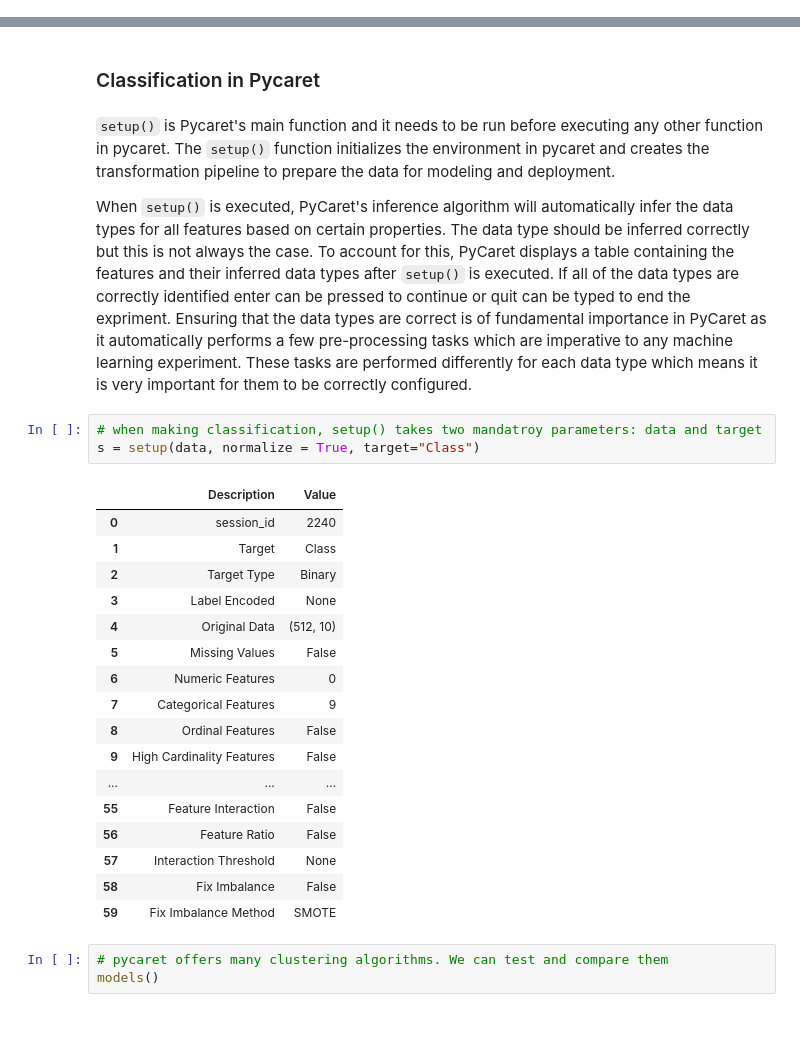
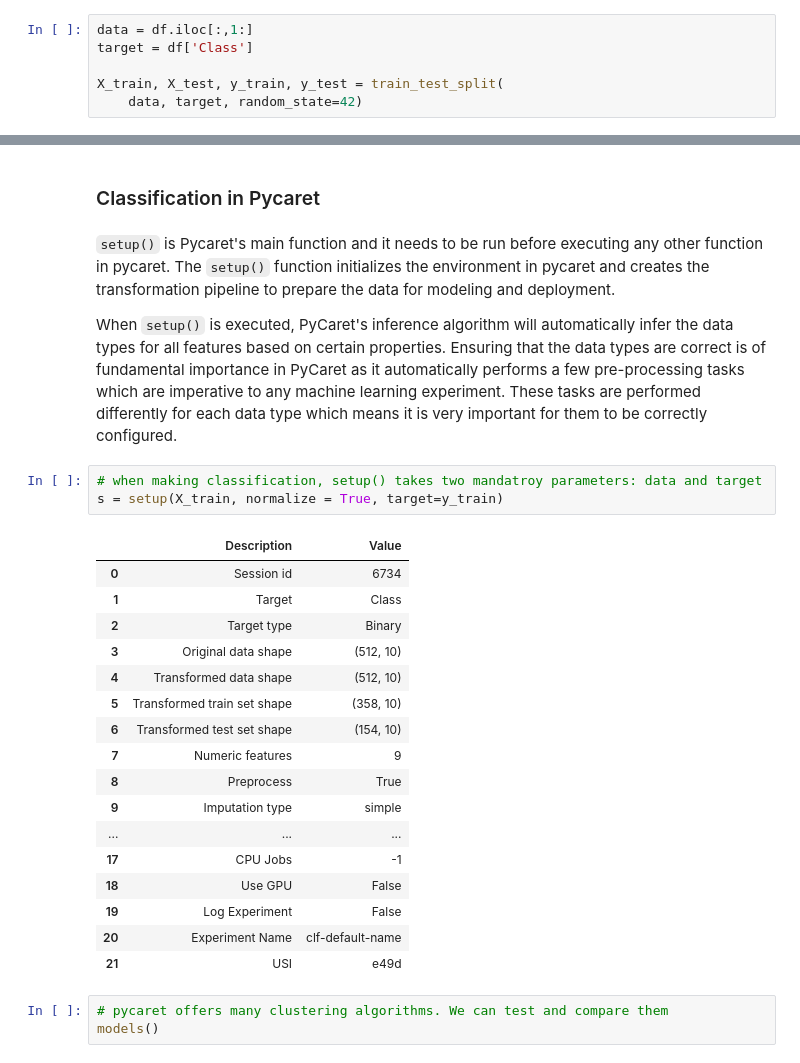
Before and after one commit to orchidalgia/CBM101, a Jupyter notebook: F_Machine_learning/2_Supervised-Learning/Pycaret - Classification.ipynb, the cells around one changed output, grey strips where cells are left out. Saved outputs shown, nothing was run; the diff lists cells and outputs as text; blank space fills up the shorter version.

```diff
--- a/F_Machine_learning/2_Supervised-Learning/Pycaret - Classification.ipynb
+++ b/F_Machine_learning/2_Supervised-Learning/Pycaret - Classification.ipynb
@@ -103,2 +86,8 @@ Let's split the data for later use. Other for making the model and other for usi
+# %%
+data = df.iloc[:,1:]
+target = df['Class']
+
+X_train, X_test, y_train, y_test = train_test_split(
+    data, target, random_state=42)
 # %%
 # split data, other for model training, and other for making predictions (usually ratio is ~70/30)
@@ -119,28 +126,28 @@ Unseen Data For Predictions: (171, 10)
 # %% [markdown]
 `setup()` is Pycaret's main function and it needs to be run before executing any other function in pycaret. The `setup()` function initializes the environment in pycaret and creates the transformation pipeline to prepare the data for modeling and deployment.
 
-When `setup()` is executed, PyCaret's inference algorithm will automatically infer the data types for all features based on certain properties. The data type should be inferred correctly but this is not always the case. To account for this, PyCaret displays a table containing the features and their inferred data types after `setup()` is executed. If all of the data types are correctly identified enter can be pressed to continue or quit can be typed to end the expriment. Ensuring that the data types are correct is of fundamental importance in PyCaret as it automatically performs a few pre-processing tasks which are imperative to any machine learning experiment. These tasks are performed differently for each data type which means it is very important for them to be correctly configured.
+When `setup()` is executed, PyCaret's inference algorithm will automatically infer the data types for all features based on certain properties. Ensuring that the data types are correct is of fundamental importance in PyCaret as it automatically performs a few pre-processing tasks which are imperative to any machine learning experiment. These tasks are performed differently for each data type which means it is very important for them to be correctly configured.
 # %%
 # when making classification, setup() takes two mandatroy parameters: data and target
-s = setup(data, normalize = True, target="Class")
+s = setup(X_train, normalize = True, target=y_train)
 # %% [output]
 |  | Description | Value |
-| 0 | session_id | 2240 |
+| 0 | Session id | 6734 |
 | 1 | Target | Class |
-| 2 | Target Type | Binary |
-| 3 | Label Encoded | None |
-| 4 | Original Data | (512, 10) |
-| 5 | Missing Values | False |
-| 6 | Numeric Features | 0 |
-| 7 | Categorical Features | 9 |
-| 8 | Ordinal Features | False |
-| 9 | High Cardinality Features | False |
+| 2 | Target type | Binary |
+| 3 | Original data shape | (512, 10) |
+| 4 | Transformed data shape | (512, 10) |
+| 5 | Transformed train set shape | (358, 10) |
+| 6 | Transformed test set shape | (154, 10) |
+| 7 | Numeric features | 9 |
+| 8 | Preprocess | True |
+| 9 | Imputation type | simple |
 | ... | ... | ... |
-| 55 | Feature Interaction | False |
-| 56 | Feature Ratio | False |
-| 57 | Interaction Threshold | None |
-| 58 | Fix Imbalance | False |
-| 59 | Fix Imbalance Method | SMOTE |
+| 17 | CPU Jobs | -1 |
+| 18 | Use GPU | False |
+| 19 | Log Experiment | False |
+| 20 | Experiment Name | clf-default-name |
+| 21 | USI | e49d |
 # %%
 # pycaret offers many clustering algorithms. We can test and compare them
 models()
```
Also changed, not shown: parts of 16 cells of this notebook, 3 other files.
